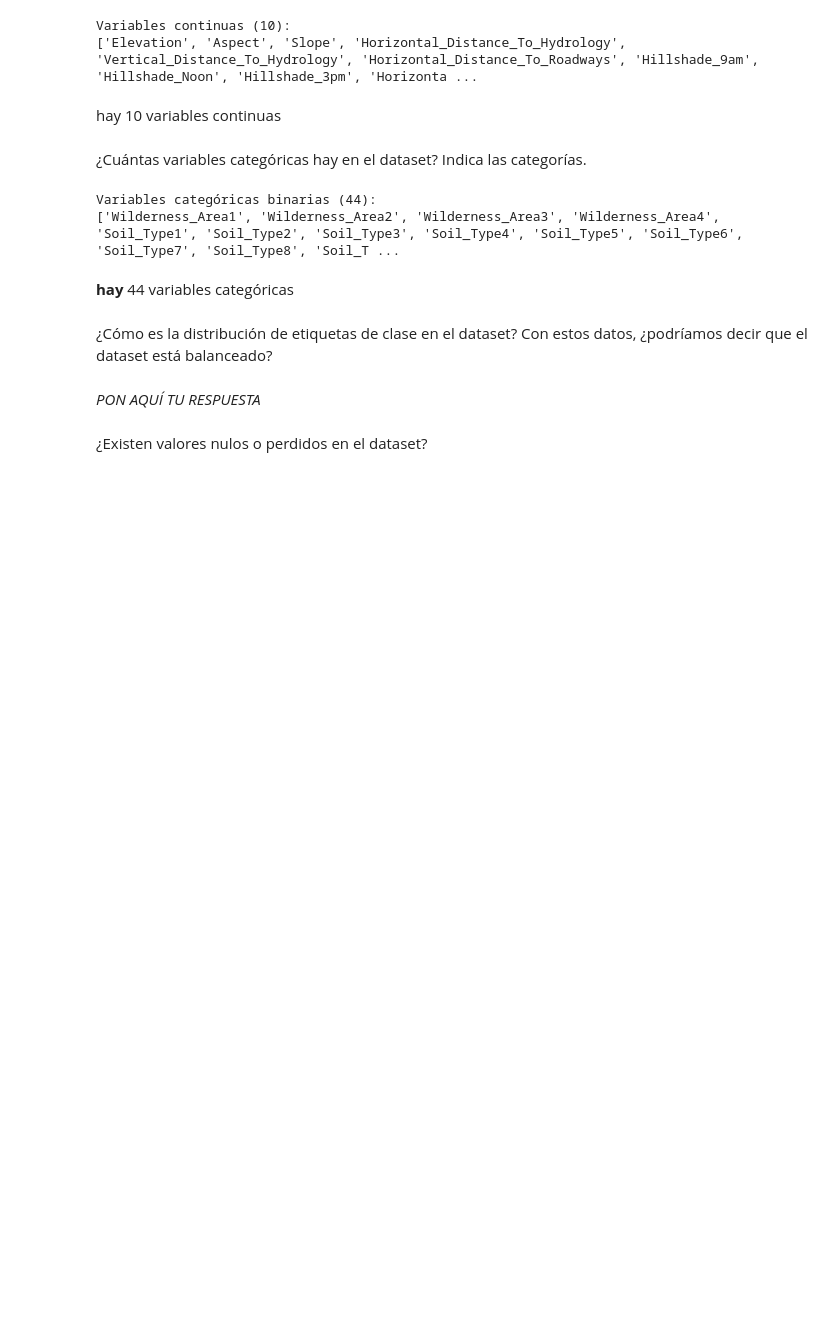
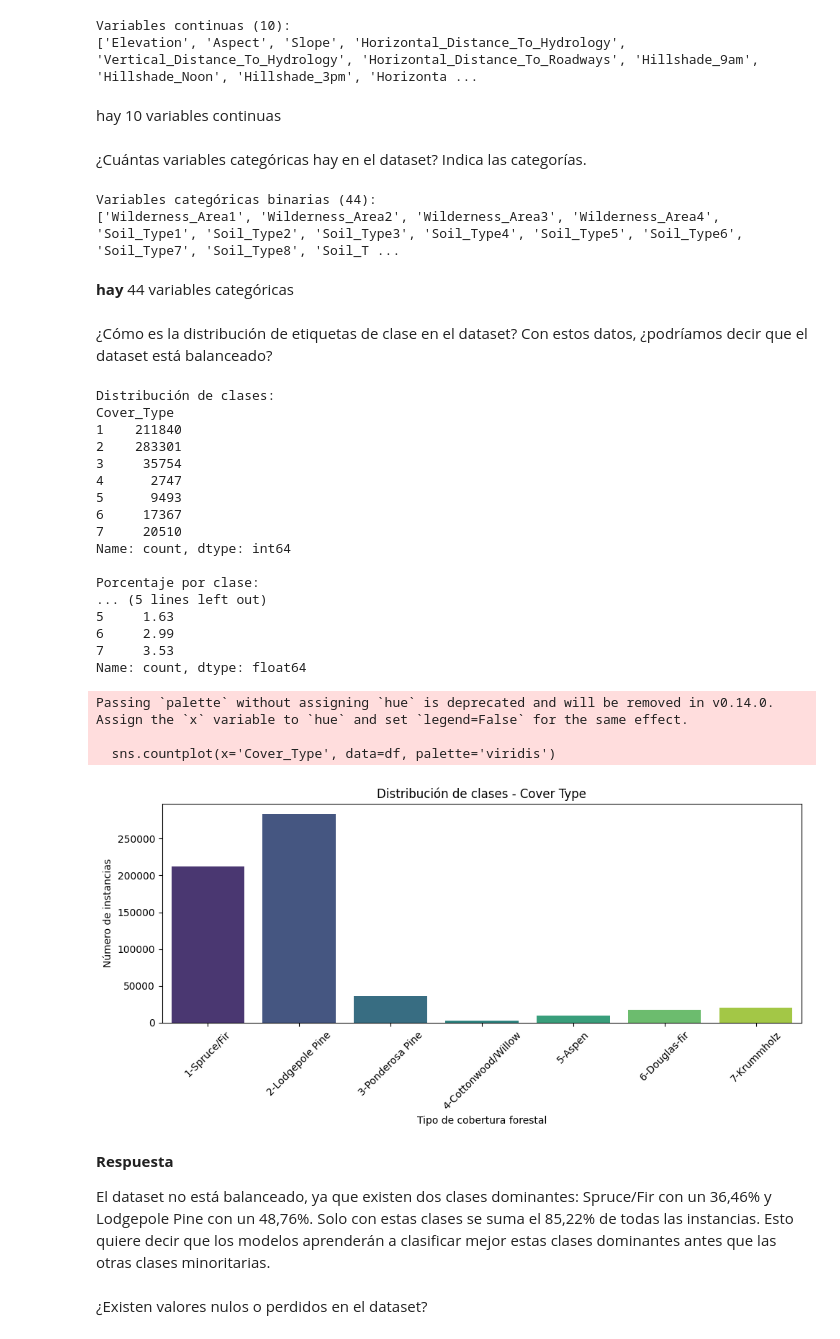
Before and after one commit to criszhirzhan/maestria_PLN_resources, a Jupyter notebook: AprendizajeAutomatico/Actividad2/Actividad_2_CoverType.ipynb, the cells around one changed output. Cells and saved outputs as stored; diff of their text form; code cells hidden in the pictures; blank space fills up the shorter version.

```diff
--- a/AprendizajeAutomatico/Actividad2/Actividad_2_CoverType.ipynb
+++ b/AprendizajeAutomatico/Actividad2/Actividad_2_CoverType.ipynb
@@ -111,8 +112,51 @@ Variables categóricas binarias (44):
 ¿Cómo es la distribución de etiquetas de clase en el dataset? Con estos datos, ¿podríamos decir que el dataset está balanceado?
 # %%
 ## PON AQUÍ TU CÓDIGO
+# Distribución de clases
+distribucion = df['Cover_Type'].value_counts().sort_index()
+print("Distribución de clases:")
+print(distribucion)
+print(f"\nPorcentaje por clase:")
+print((distribucion / len(df) * 100).round(2))
+
+# Visualización
+plt.figure(figsize=(10, 5))
+sns.countplot(x='Cover_Type', data=df, palette='viridis')
+plt.title('Distribución de clases - Cover Type')
+plt.xlabel('Tipo de cobertura forestal')
+plt.ylabel('Número de instancias')
+plt.xticks(ticks=range(7), labels=[
+    '1-Spruce/Fir', '2-Lodgepole Pine', '3-Ponderosa Pine',
+    '4-Cottonwood/Willow', '5-Aspen', '6-Douglas-fir', '7-Krummholz'
+], rotation=45)
+plt.tight_layout()
+plt.show()
+# %% [output]
+Distribución de clases:
+Cover_Type
+1    211840
+2    283301
+3     35754
+4      2747
+5      9493
+6     17367
+7     20510
+Name: count, dtype: int64
+
+Porcentaje por clase:
+... (5 lines left out)
+5     1.63
+6     2.99
+7     3.53
+Name: count, dtype: float64
+Passing `palette` without assigning `hue` is deprecated and will be removed in v0.14.0. Assign the `x` variable to `hue` and set `legend=False` for the same effect.
+
+  sns.countplot(x='Cover_Type', data=df, palette='viridis')
+[figure, added]
 # %% [markdown]
-_PON AQUÍ TU RESPUESTA_
+**Respuesta**
+
+El dataset no está balanceado, ya que existen dos clases dominantes: Spruce/Fir con un 36,46% y Lodgepole Pine con un 48,76%. Solo con estas clases se suma el 85,22% de todas las instancias. Esto quiere decir que los modelos aprenderán a clasificar mejor estas clases dominantes antes que las otras clases minoritarias.
 # %% [markdown]
 ¿Existen valores nulos o perdidos en el dataset?
 # %%
```
Also changed, not shown: parts of 3 cells of this notebook.
